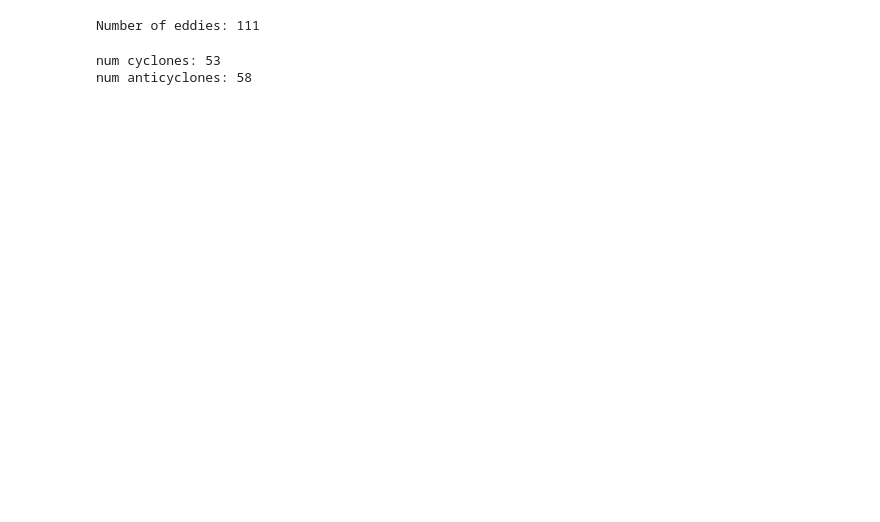
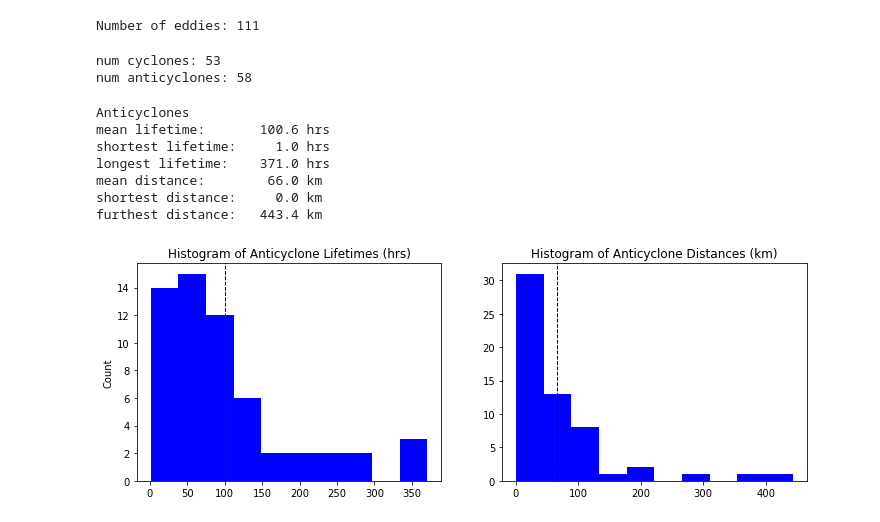
Before and after one commit to mclaret/JISAOinternship, a Jupyter notebook: notebooks/mark/eddy_statistics.ipynb, the cells around one changed output. Drawn from its saved outputs; the diff is of its cells as text; code cells hidden in the pictures; blank space fills up the shorter version.

```diff
--- a/notebooks/mark/eddy_statistics.ipynb
+++ b/notebooks/mark/eddy_statistics.ipynb
@@ -59 +73,77 @@ num anticyclones: 58
+# %%
+lftmAnticyclones = []      # initialize list of lifetimes
+lftmMeanAnticyclones = 0   # variable to calculate mean lifetime
+lftmHiAnticyclones = 0     # longest lifetime
+lftmLoAnticyclones = 500   # shortest lifetime
+distAnticyclones = []      # initialize list of distances
+distMeanAnticyclones = 0   # variable to calculate mean distance
+distHiAnticyclones = 0     # furthest distance
+distLoAnticyclones = 1000  # shortest distance
+
+# loop through all cyclones
+for i, track in enumerate(anticyclones):
+    lftm = track['step'][-1] - track['step'][0] + 1  # calculate lifetime
+    lftmAnticyclones.append(lftm)                        # add to list for histo
+    lftmMeanAnticyclones += lftm                         # add to sum for mean
+
+    # lifetime highs and lows
+    if lftm > lftmHiAnticyclones:
+        lftmHiAnticyclones = lftm
+    elif lftm < lftmLoAnticyclones:
+        lftmLoAnticyclones = lftm
+
+    # calculate distance
+    dist = 0.
+    for i in range(len(track['step'])):
+        # sum distances
+        currLon = track['x1'][i]
+        currLat = track['y1'][i]
+        if i > 0:
+            dist += haversine(prevLon, prevLat, currLon, currLat)
+        prevLon = currLon
+        prevLat = currLat
+    distAnticyclones.append(dist)  # add to list for histo
+    distMeanAnticyclones += dist   # add to sum for mean
+
+    # distance highs and lows
+    if dist > distHiAnticyclones:
+        distHiAnticyclones = dist
+    elif dist < distLoAnticyclones:
+        distLoAnticyclones = dist
+
+# finish mean calculations
+lftmMeanAnticyclones /= len(anticyclones)
+distMeanAnticyclones /= len(anticyclones)
+
+# print results and plot histogram
+print('Anticyclones')
+print(f'mean lifetime:{round(lftmMeanAnticyclones, 1):12} hrs')
+print(f'shortest lifetime:{lftmLoAnticyclones:8} hrs')
+print(f'longest lifetime:{lftmHiAnticyclones:9} hrs')
+
+print(f'mean distance:{round(distMeanAnticyclones,1):12} km')
+print(f'shortest distance:{round(distLoAnticyclones,1):8} km')
+print(f'furthest distance:{round(distHiAnticyclones,1):8} km')
+
+fig = plt.figure(figsize=(12,4))
+ax1 = fig.add_subplot(1,2,1)
+ax1.hist(lftmAnticyclones, bins=10, color='b')
+ax1.axvline(x = lftmMeanAnticyclones, color='k', linewidth=1, linestyle='dashed')
+ax1.set_title('Histogram of Anticyclone Lifetimes (hrs)')
+ax1.set_ylabel('Count')
+
+ax2 = fig.add_subplot(1,2,2)
+ax2.hist(distAnticyclones, bins=10, color='b')
+ax2.axvline(x = distMeanAnticyclones, color='k', linewidth=1, linestyle='dashed')
+ax2.set_title('Histogram of Anticyclone Distances (km)')
+plt.show()
+# %% [output]
+Anticyclones
+mean lifetime:       100.6 hrs
+shortest lifetime:     1.0 hrs
+longest lifetime:    371.0 hrs
+mean distance:        66.0 km
+shortest distance:     0.0 km
+furthest distance:   443.4 km
+[figure, added]
 # %%
```
Also changed, not shown: parts of 4 cells of this notebook.
